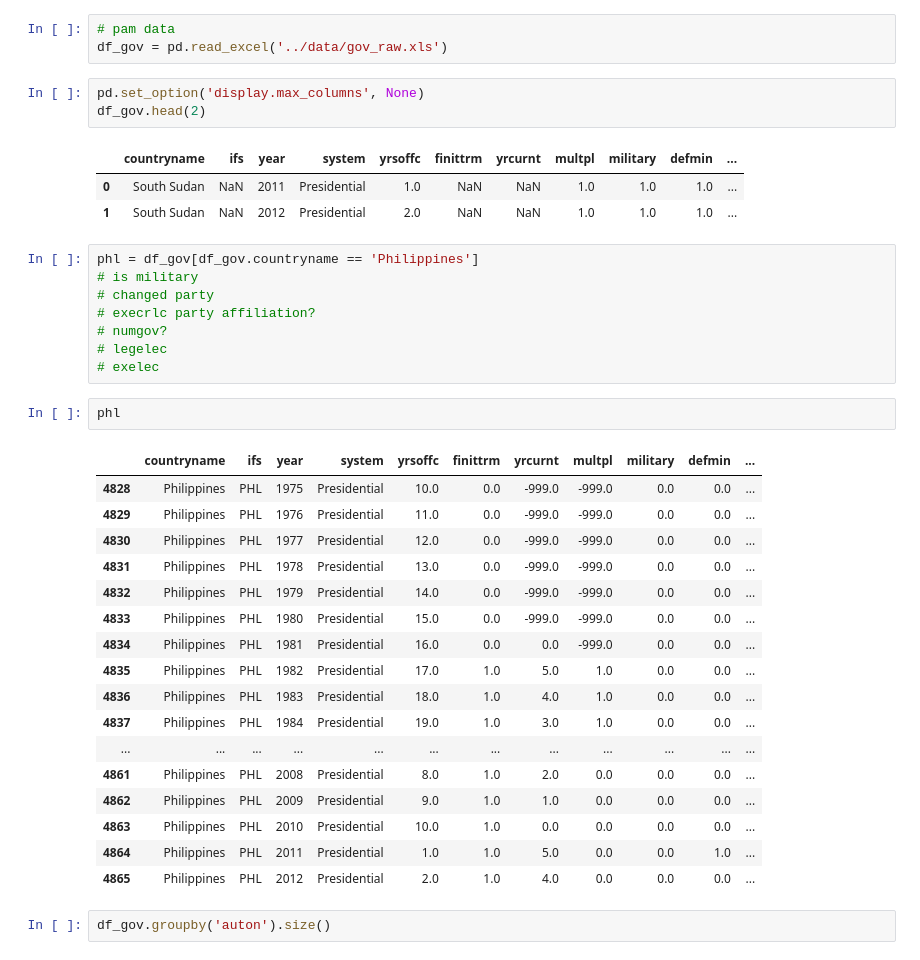
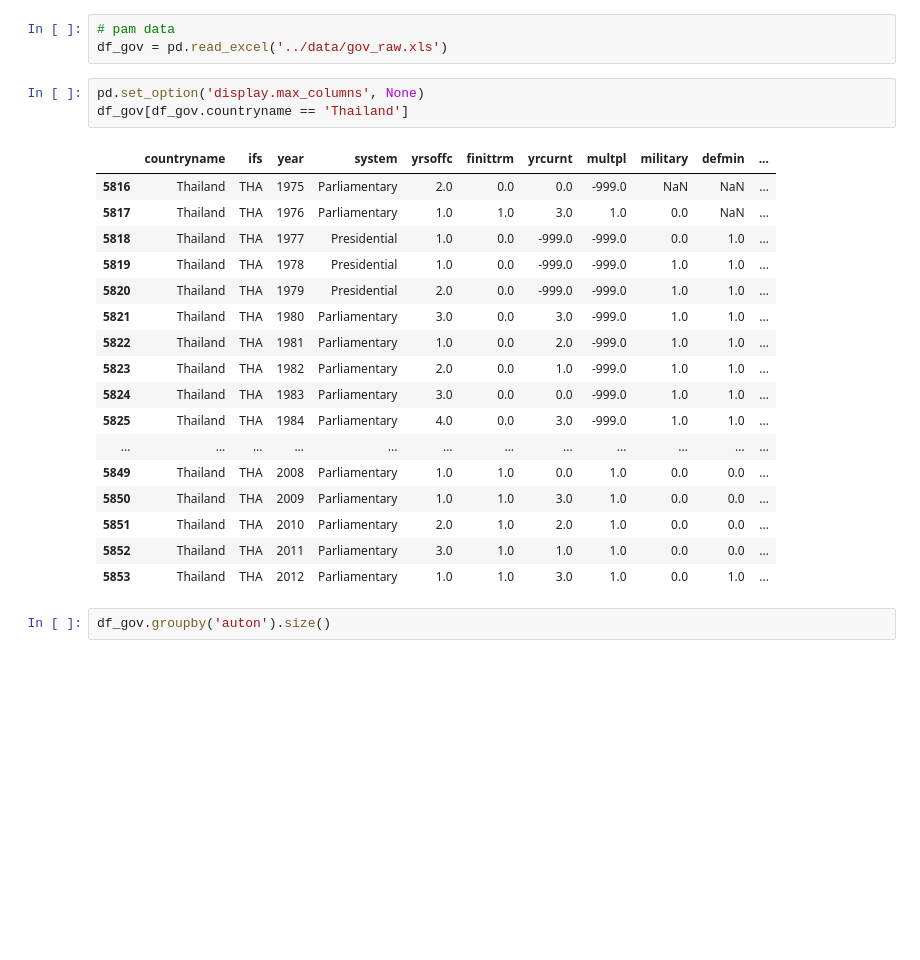
Before and after one commit to ninnzz/cs297_1, a Jupyter notebook: notebooks/lec10.ipynb, the cells around one changed output. Cells and saved outputs as stored; diff of their text form; blank space fills up the shorter version.

```diff
--- a/notebooks/lec10.ipynb
+++ b/notebooks/lec10.ipynb
@@ -31,39 +31,25 @@ import apyori
 df_gov = pd.read_excel('../data/gov_raw.xls')
 # %%
 pd.set_option('display.max_columns', None)
-df_gov.head(2)
+df_gov[df_gov.countryname == 'Thailand']
 # %% [output]
 |  | countryname | ifs | year | system | yrsoffc | finittrm | yrcurnt | multpl | military | defmin | ... |
-| 0 | South Sudan | NaN | 2011 | Presidential | 1.0 | NaN | NaN | 1.0 | 1.0 | 1.0 | ... |
-| 1 | South Sudan | NaN | 2012 | Presidential | 2.0 | NaN | NaN | 1.0 | 1.0 | 1.0 | ... |
+| 5816 | Thailand | THA | 1975 | Parliamentary | 2.0 | 0.0 | 0.0 | -999.0 | NaN | NaN | ... |
+| 5817 | Thailand | THA | 1976 | Parliamentary | 1.0 | 1.0 | 3.0 | 1.0 | 0.0 | NaN | ... |
+| 5818 | Thailand | THA | 1977 | Presidential | 1.0 | 0.0 | -999.0 | -999.0 | 0.0 | 1.0 | ... |
+| 5819 | Thailand | THA | 1978 | Presidential | 1.0 | 0.0 | -999.0 | -999.0 | 1.0 | 1.0 | ... |
+| 5820 | Thailand | THA | 1979 | Presidential | 2.0 | 0.0 | -999.0 | -999.0 | 1.0 | 1.0 | ... |
+| 5821 | Thailand | THA | 1980 | Parliamentary | 3.0 | 0.0 | 3.0 | -999.0 | 1.0 | 1.0 | ... |
+| 5822 | Thailand | THA | 1981 | Parliamentary | 1.0 | 0.0 | 2.0 | -999.0 | 1.0 | 1.0 | ... |
+| 5823 | Thailand | THA | 1982 | Parliamentary | 2.0 | 0.0 | 1.0 | -999.0 | 1.0 | 1.0 | ... |
+| 5824 | Thailand | THA | 1983 | Parliamentary | 3.0 | 0.0 | 0.0 | -999.0 | 1.0 | 1.0 | ... |
+| 5825 | Thailand | THA | 1984 | Parliamentary | 4.0 | 0.0 | 3.0 | -999.0 | 1.0 | 1.0 | ... |
+| ... | ... | ... | ... | ... | ... | ... | ... | ... | ... | ... | ... |
+| 5849 | Thailand | THA | 2008 | Parliamentary | 1.0 | 1.0 | 0.0 | 1.0 | 0.0 | 0.0 | ... |
+| 5850 | Thailand | THA | 2009 | Parliamentary | 1.0 | 1.0 | 3.0 | 1.0 | 0.0 | 0.0 | ... |
+| 5851 | Thailand | THA | 2010 | Parliamentary | 2.0 | 1.0 | 2.0 | 1.0 | 0.0 | 0.0 | ... |
+| 5852 | Thailand | THA | 2011 | Parliamentary | 3.0 | 1.0 | 1.0 | 1.0 | 0.0 | 0.0 | ... |
+| 5853 | Thailand | THA | 2012 | Parliamentary | 1.0 | 1.0 | 3.0 | 1.0 | 0.0 | 1.0 | ... |
-# %%
-phl = df_gov[df_gov.countryname == 'Philippines']
-# is military
-# changed party
-# execrlc party affiliation?
-# numgov?
-# legelec
-# exelec
-# %%
-phl
-# %% [output]
-|  | countryname | ifs | year | system | yrsoffc | finittrm | yrcurnt | multpl | military | defmin | ... |
-| 4828 | Philippines | PHL | 1975 | Presidential | 10.0 | 0.0 | -999.0 | -999.0 | 0.0 | 0.0 | ... |
-| 4829 | Philippines | PHL | 1976 | Presidential | 11.0 | 0.0 | -999.0 | -999.0 | 0.0 | 0.0 | ... |
-| 4830 | Philippines | PHL | 1977 | Presidential | 12.0 | 0.0 | -999.0 | -999.0 | 0.0 | 0.0 | ... |
-| 4831 | Philippines | PHL | 1978 | Presidential | 13.0 | 0.0 | -999.0 | -999.0 | 0.0 | 0.0 | ... |
-| 4832 | Philippines | PHL | 1979 | Presidential | 14.0 | 0.0 | -999.0 | -999.0 | 0.0 | 0.0 | ... |
-| 4833 | Philippines | PHL | 1980 | Presidential | 15.0 | 0.0 | -999.0 | -999.0 | 0.0 | 0.0 | ... |
-| 4834 | Philippines | PHL | 1981 | Presidential | 16.0 | 0.0 | 0.0 | -999.0 | 0.0 | 0.0 | ... |
-| 4835 | Philippines | PHL | 1982 | Presidential | 17.0 | 1.0 | 5.0 | 1.0 | 0.0 | 0.0 | ... |
-| 4836 | Philippines | PHL | 1983 | Presidential | 18.0 | 1.0 | 4.0 | 1.0 | 0.0 | 0.0 | ... |
-| 4837 | Philippines | PHL | 1984 | Presidential | 19.0 | 1.0 | 3.0 | 1.0 | 0.0 | 0.0 | ... |
-| ... | ... | ... | ... | ... | ... | ... | ... | ... | ... | ... | ... |
-| 4861 | Philippines | PHL | 2008 | Presidential | 8.0 | 1.0 | 2.0 | 0.0 | 0.0 | 0.0 | ... |
-| 4862 | Philippines | PHL | 2009 | Presidential | 9.0 | 1.0 | 1.0 | 0.0 | 0.0 | 0.0 | ... |
-| 4863 | Philippines | PHL | 2010 | Presidential | 10.0 | 1.0 | 0.0 | 0.0 | 0.0 | 0.0 | ... |
-| 4864 | Philippines | PHL | 2011 | Presidential | 1.0 | 1.0 | 5.0 | 0.0 | 0.0 | 1.0 | ... |
-| 4865 | Philippines | PHL | 2012 | Presidential | 2.0 | 1.0 | 4.0 | 0.0 | 0.0 | 0.0 | ... |
 # %%
 df_gov.groupby('auton').size()
 # %% [output]
```
Also changed, not shown: parts of 7 cells of this notebook, 1 other file.
